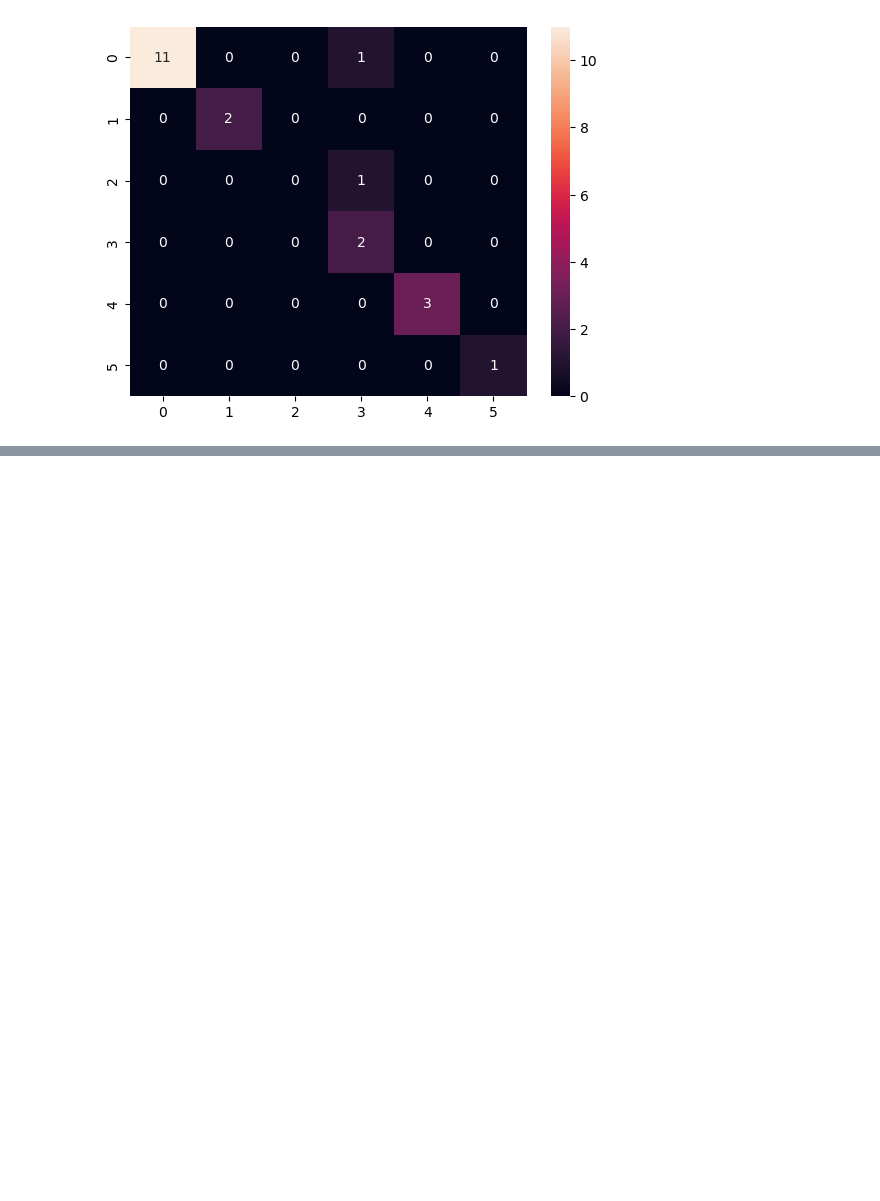
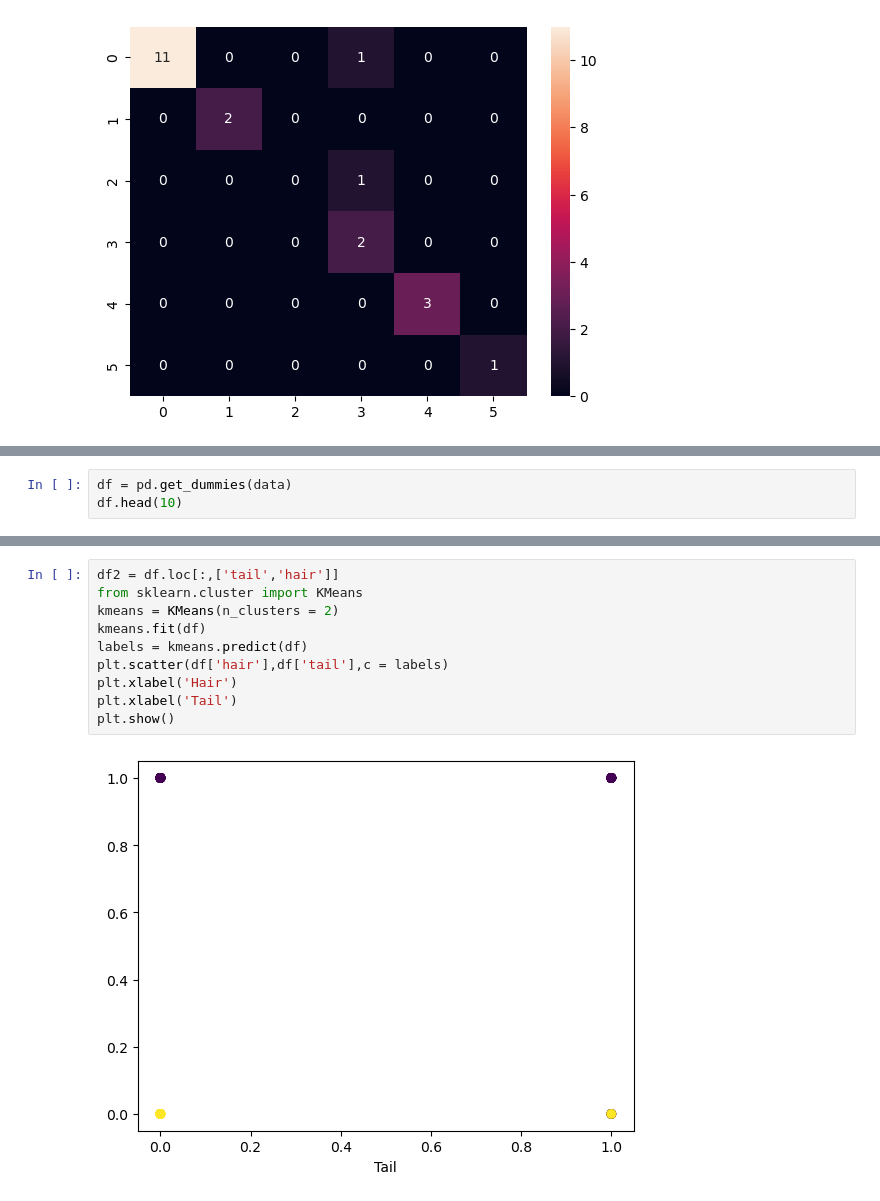
Before and after one commit to KunalDoshi-Code/Data_Science_Assignments, a Jupyter notebook: Assignments/13-KNN/knn-classify-the-animals-in-to-categories.ipynb, the cells around one changed output, grey strips where cells are left out. Drawn from its saved outputs; the diff is of its cells as text; blank space fills up the shorter version.

```diff
--- a/Assignments/13-KNN/knn-classify-the-animals-in-to-categories.ipynb
+++ b/Assignments/13-KNN/knn-classify-the-animals-in-to-categories.ipynb
@@ -150,0 +181,3 @@ sns.heatmap(conf_matrix, annot=True, fmt='g')
+# %%
+df = pd.get_dummies(data)
+df.head(10)
@@ -150,0 +197,12 @@ sns.heatmap(conf_matrix, annot=True, fmt='g')
+# %%
+df2 = df.loc[:,['tail','hair']]
+from sklearn.cluster import KMeans
+kmeans = KMeans(n_clusters = 2)
+kmeans.fit(df)
+labels = kmeans.predict(df)
+plt.scatter(df['hair'],df['tail'],c = labels)
+plt.xlabel('Hair')
+plt.xlabel('Tail')
+plt.show()
+# %% [output]
+[figure, added]
```
Also changed, not shown: parts of 11 cells of this notebook.
